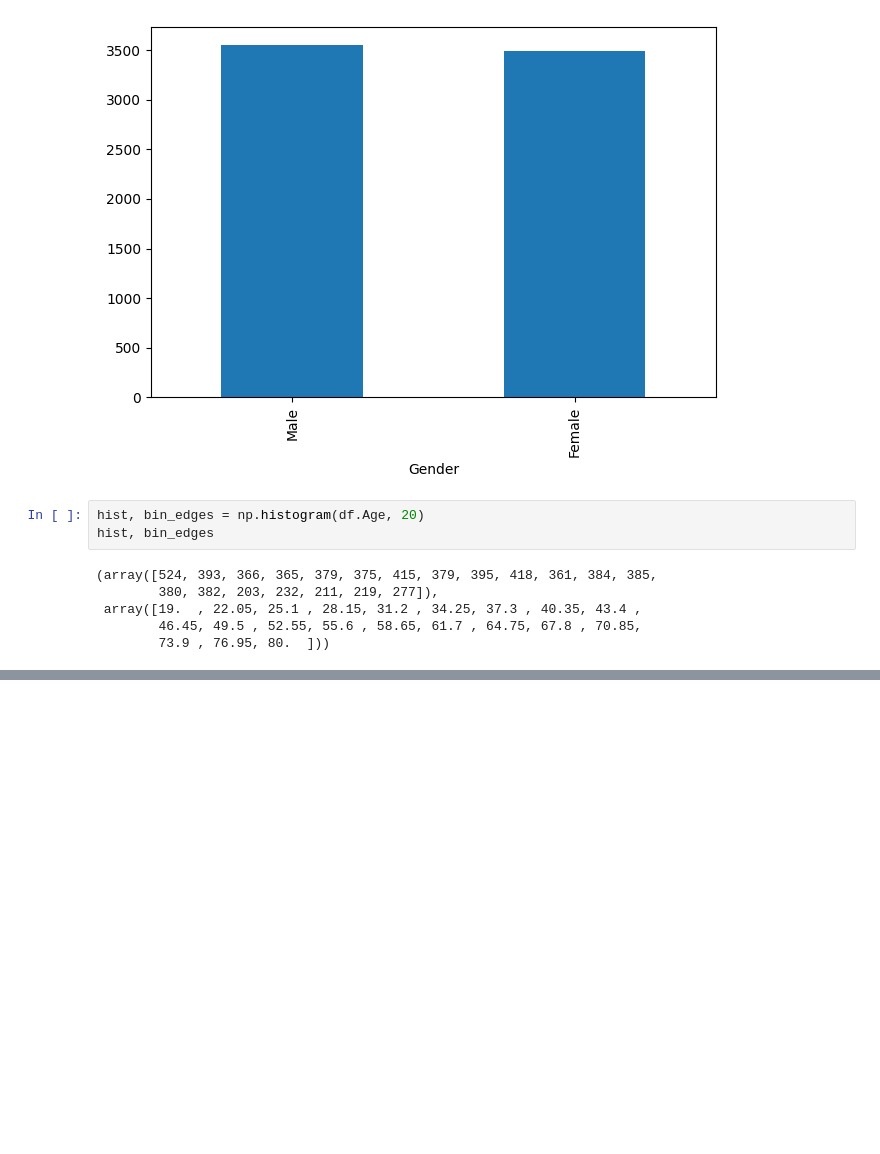
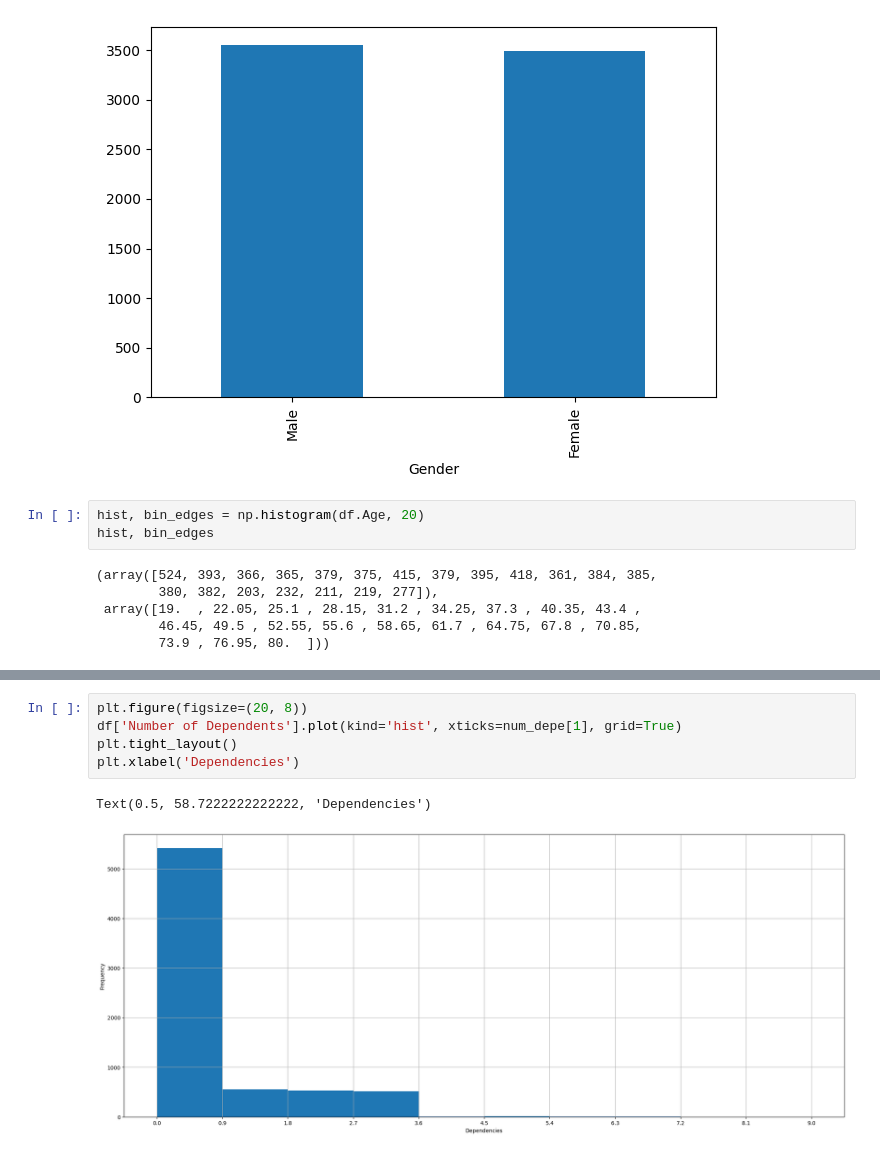
Before and after one commit to Seenuprime/Data-Analytics, a Jupyter notebook: Customer_churn.ipynb, the cells around one changed output, grey strips where cells are left out. Drawn from its saved outputs; the diff is of its cells as text; blank space fills up the shorter version.

```diff
--- a/Customer_churn.ipynb
+++ b/Customer_churn.ipynb
@@ -66,0 +103,8 @@ plt.tight_layout()
+# %%
+plt.figure(figsize=(20, 8))
+df['Number of Dependents'].plot(kind='hist', xticks=num_depe[1], grid=True)
+plt.tight_layout()
+plt.xlabel('Dependencies')
+# %% [output]
+Text(0.5, 58.7222222222222, 'Dependencies')
+[figure, added]
```
Also changed, not shown: parts of 9 cells of this notebook.
